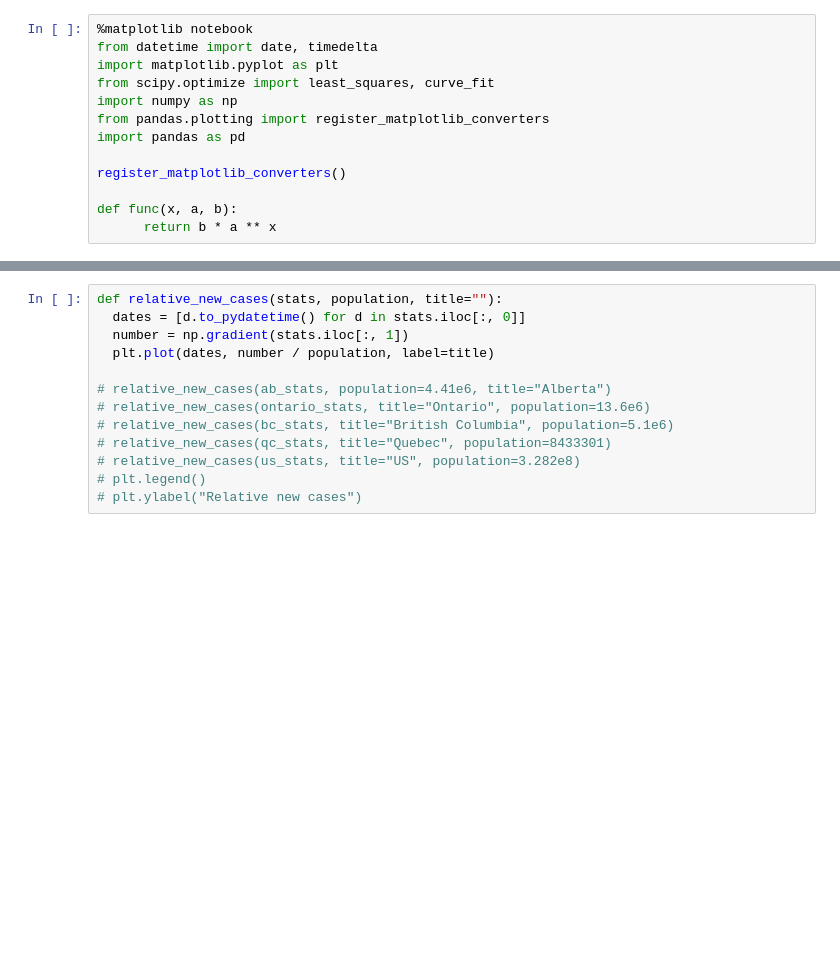
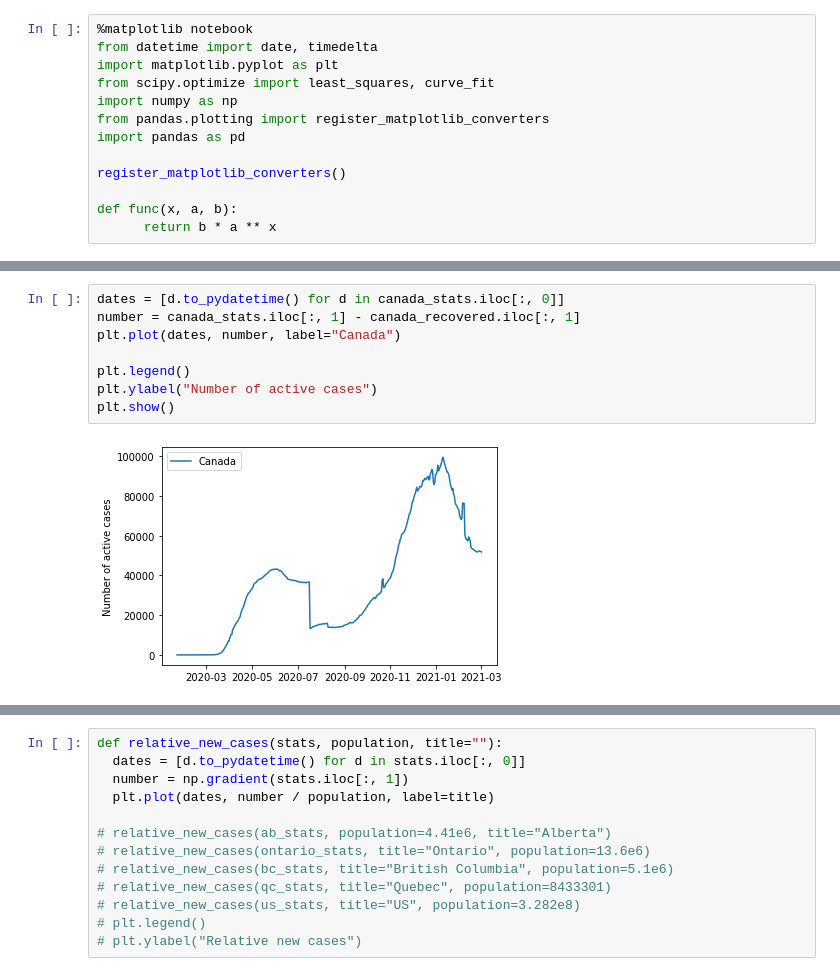
Before and after one commit to ssinad/covid-visualization, a Jupyter notebook: Covid_visualization.ipynb, the cells around one changed output, grey strips where cells are left out. Drawn from its saved outputs; the diff is of its cells as text; blank space fills up the shorter version.

```diff
--- a/Covid_visualization.ipynb
+++ b/Covid_visualization.ipynb
@@ -81,0 +85,10 @@ plt.show()
+# %%
+dates = [d.to_pydatetime() for d in canada_stats.iloc[:, 0]]
+number = canada_stats.iloc[:, 1] - canada_recovered.iloc[:, 1]
+plt.plot(dates, number, label="Canada")
+
+plt.legend()
+plt.ylabel("Number of active cases")
+plt.show()
+# %% [output]
+[figure, added]
```
Also changed, not shown: parts of 7 cells of this notebook.
